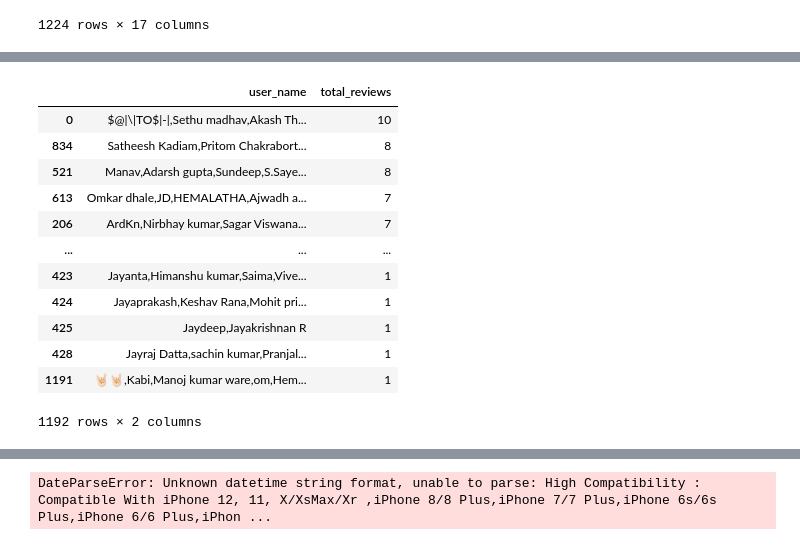
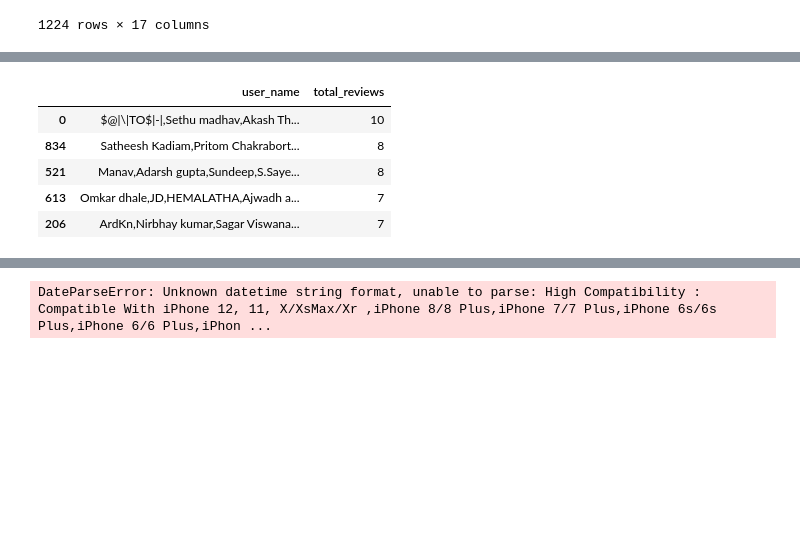
Before and after one commit to calvinhoang203/Analysis-of-Amazon-Sales-Trend, a Jupyter notebook: Amazon Sales Trend.ipynb, the cells around one changed output, grey strips where cells are left out. Cells and saved outputs as stored; diff of their text form; code cells hidden in the pictures; blank space fills up the shorter version.

```diff
--- a/Amazon Sales Trend.ipynb
+++ b/Amazon Sales Trend.ipynb
@@ -401,23 +401,16 @@ bad_reviews
 # %%
 # Calculate the total number of reviews for each user
 top_users_by_reviews = amazon_data.groupby('user_name')['review_id'].count().reset_index(name='total_reviews')
 # Sort the users by the total number of reviews in descending order
-top_users_by_reviews = top_users_by_reviews.sort_values(by='total_reviews', ascending=False)
+top_users_by_reviews = top_users_by_reviews.sort_values(by='total_reviews', ascending=False).head(5)
 top_users_by_reviews
 # %% [output]
 |  | user_name | total_reviews |
 | 0 | $@|\|TO$|-|,Sethu madhav,Akash Th... | 10 |
 | 834 | Satheesh Kadiam,Pritom Chakrabort... | 8 |
 | 521 | Manav,Adarsh gupta,Sundeep,S.Saye... | 8 |
 | 613 | Omkar dhale,JD,HEMALATHA,Ajwadh a... | 7 |
 | 206 | ArdKn,Nirbhay kumar,Sagar Viswana... | 7 |
-| ... | ... | ... |
-| 423 | Jayanta,Himanshu kumar,Saima,Vive... | 1 |
-| 424 | Jayaprakash,Keshav Rana,Mohit pri... | 1 |
-| 425 | Jaydeep,Jayakrishnan R | 1 |
-| 428 | Jayraj Datta,sachin kumar,Pranjal... | 1 |
-| 1191 | 🤘🏻🤘🏻,Kabi,Manoj kumar ware,om,Hem... | 1 |
-1192 rows × 2 columns
 # %%
 # Plotting top users that provide most reviews
 plt.figure(figsize=(12, 6))
```
Also changed, not shown: parts of 8 cells of this notebook, 1 other file.
